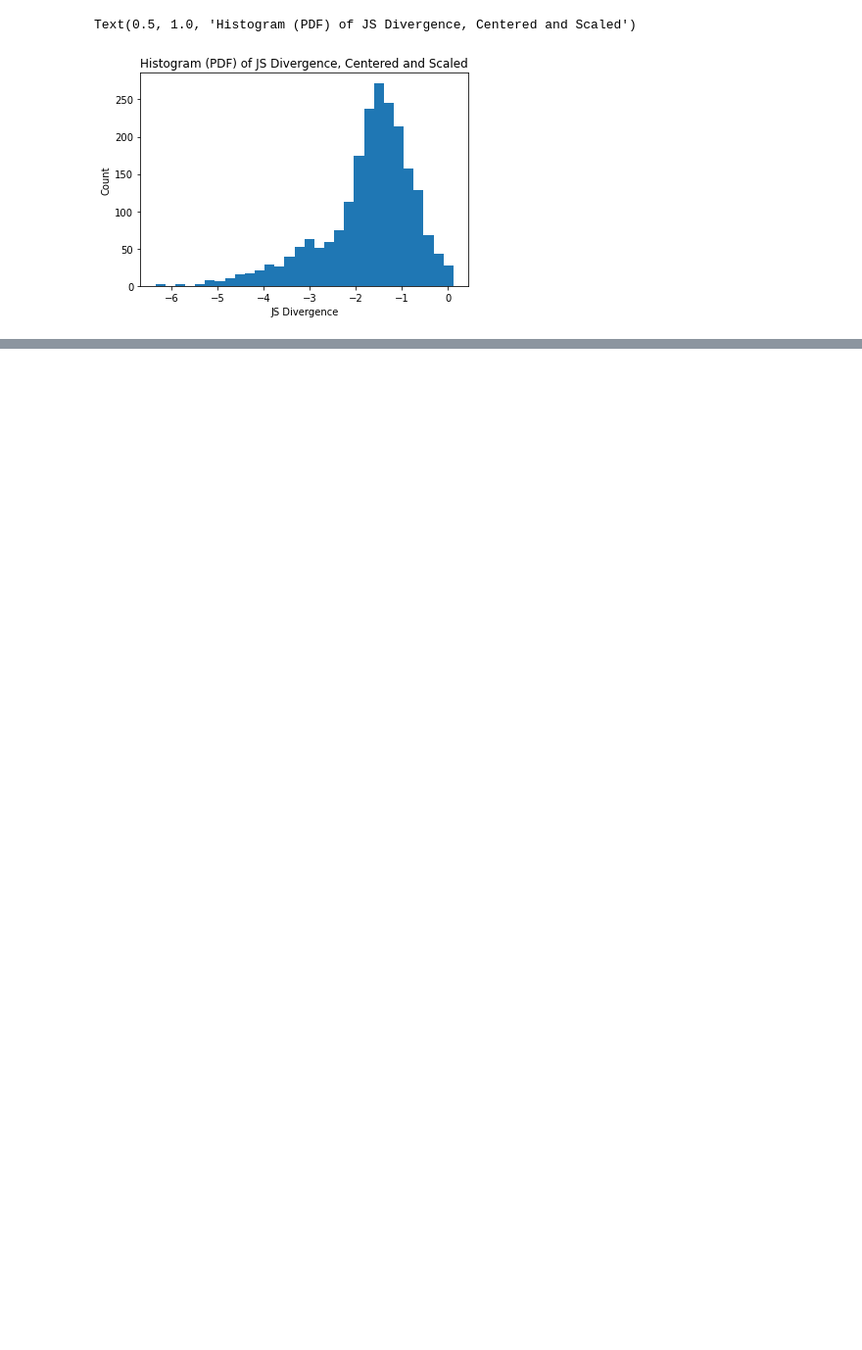
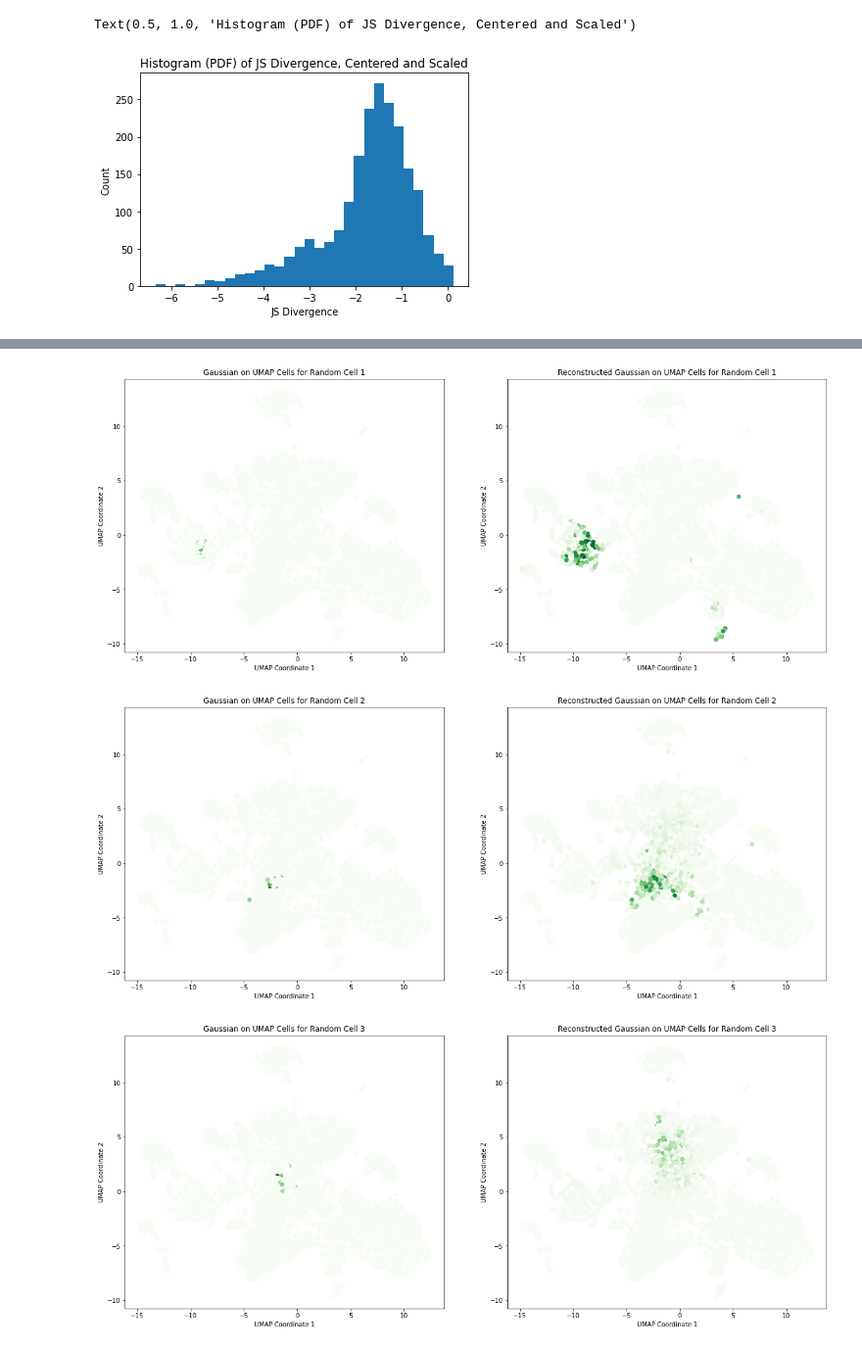
Before and after one commit to kushagrasharma/hormozlab, a Jupyter notebook: Going Deep Into Dist M1.ipynb, the cells around one changed output, grey strips where cells are left out. Shown at 98% size. Cells and saved outputs as stored; diff of their text form; code cells hidden in the pictures; blank space fills up the shorter version.

Commit message:
Added Saver imputation results

```diff
--- a/Going Deep Into Dist M1.ipynb
+++ b/Going Deep Into Dist M1.ipynb
@@ -226,0 +229,18 @@ for i, idx in enumerate(tten_idxs):
+# %%
+for i in range(5):
+    idx = np.random.choice(np.arange(len(gaussian_valid)))
+    fig, (ax1, ax2) = plt.subplots(1,2, figsize=(20,8))
+    ax1.scatter(train_umap[:,0], train_umap[:,1], c=gaussian_test[idx,:], cmap='Greens')
+    ax1.set_title(r'Gaussian on UMAP Cells for Random Cell {}'.format(i+1))
+    ax1.set_xlabel("UMAP Coordinate 1")
+    ax1.set_ylabel("UMAP Coordinate 2")
+
+    ax2.scatter(train_umap[:,0], train_umap[:,1], c=results[idx,:], cmap='Greens')
+    ax2.set_title(r'Reconstructed Gaussian on UMAP Cells for Random Cell {}'.format(i+1))
+    ax2.set_xlabel("UMAP Coordinate 1")
+    ax2.set_ylabel("UMAP Coordinate 2")
+    plt.show()
+# %% [output]
+[figure, added]
+[figure, added]
+[figure, added]
```
Also changed, not shown: parts of 19 cells of this notebook, 16 other files.
